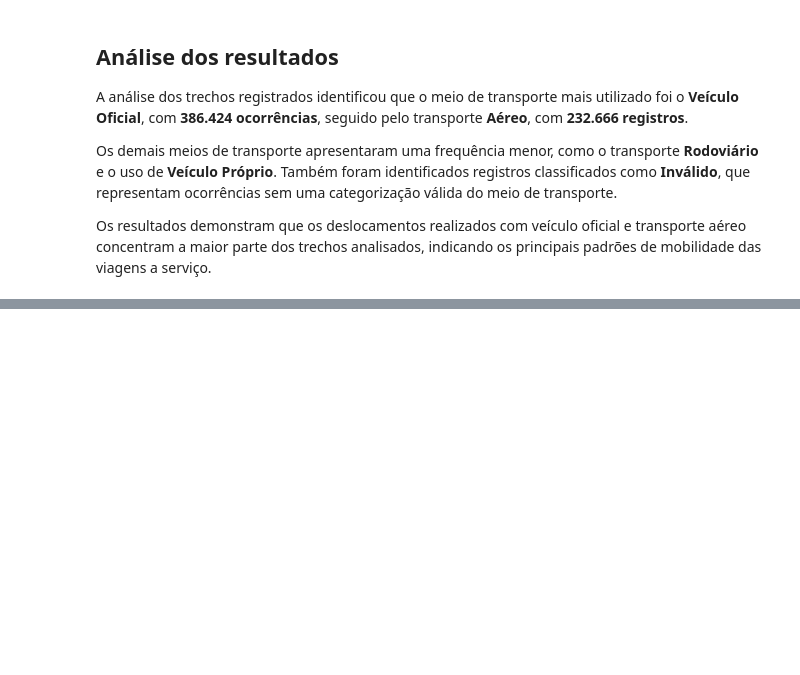
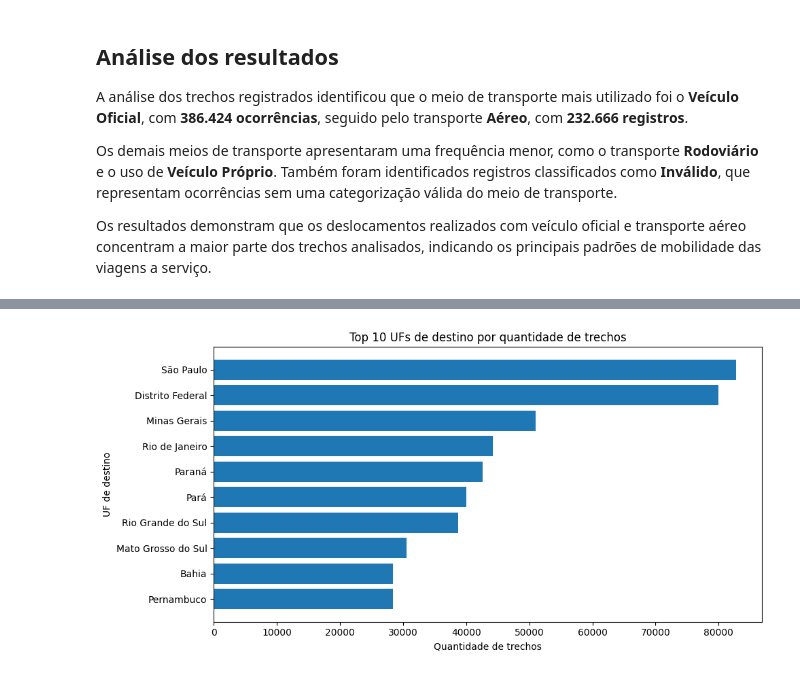
Before and after one commit to FernandaBarrosLinhares/Projeto-Final-Fernanda-Linhares, a Jupyter notebook: _MySQL/3_analise.ipynb, the cells around one changed output, grey strips where cells are left out. Cells and saved outputs as stored; diff of their text form; code cells hidden in the pictures; blank space fills up the shorter version.

Commit message:
Pergunta numero seis, consulta, grafico e analise

```diff
--- a/_MySQL/3_analise.ipynb
+++ b/_MySQL/3_analise.ipynb
@@ -524,0 +533,13 @@ Os resultados demonstram que os deslocamentos realizados com veículo oficial e
+# %%
+sql_q6 = '''
+SELECT
+    destino_uf,
+    COUNT(*) AS quantidade_trechos
+FROM silver_trecho
+GROUP BY destino_uf
+ORDER BY quantidade_trechos DESC;
+'''
+
+q6 = consultar(sql_q6)
+
+q6
@@ -524,0 +564,17 @@ Os resultados demonstram que os deslocamentos realizados com veículo oficial e
+# %%
+q6_top10 = q6[q6['destino_uf'].notna()].head(10)
+
+plt.figure(figsize=(10, 5))
+
+plt.barh(q6_top10['destino_uf'], q6_top10['quantidade_trechos'])
+
+plt.title('Top 10 UFs de destino por quantidade de trechos')
+plt.xlabel('Quantidade de trechos')
+plt.ylabel('UF de destino')
+
+plt.gca().invert_yaxis()
+
+plt.tight_layout()
+plt.show()
+# %% [output]
+[figure, added]
```
Also changed, not shown: parts of 3 cells of this notebook.
